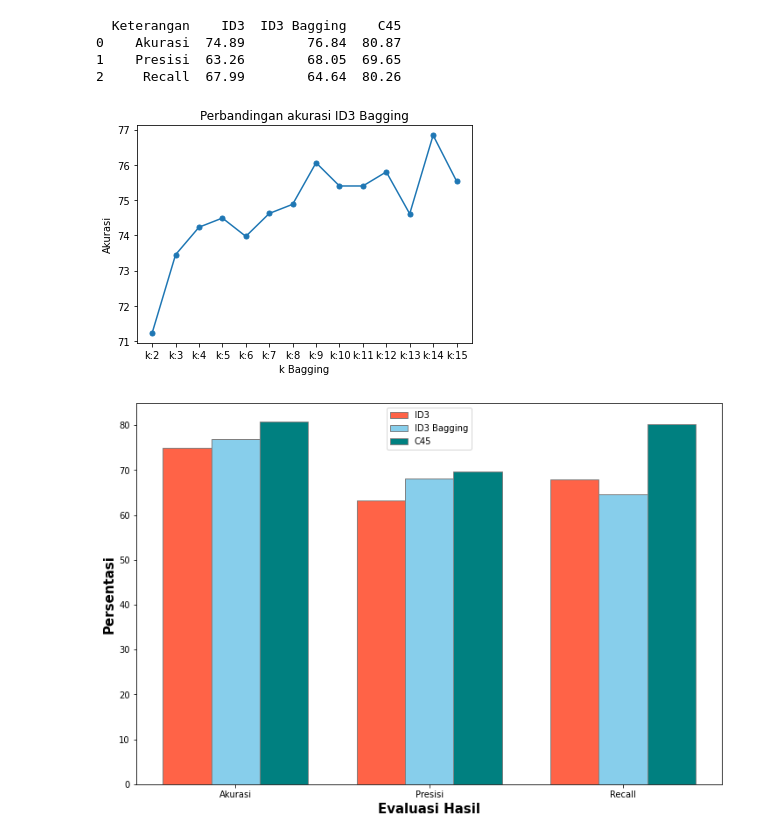
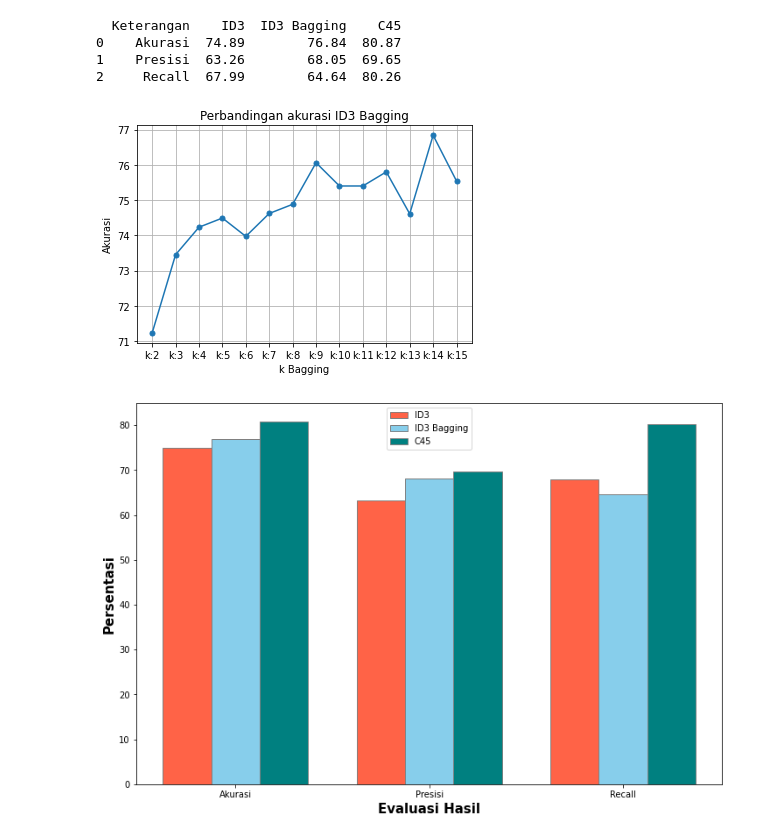
Before and after one commit to 170411100038/Skripsi038, a Jupyter notebook: visualisasi.ipynb, the cells around one changed output. Cells and saved outputs as stored; diff of their text form; code cells hidden in the pictures.

Commit message:
Update visualisasi

```diff
--- a/visualisasi.ipynb
+++ b/visualisasi.ipynb
@@ -80,20 +80,21 @@ print(PerbandinganMetode)
 # %%
 import matplotlib.pyplot as plt
 
 k = [('k:'+str(i)) for i in range(2,16)]
 
 def bagging_akurasi() :
     plt.plot(k, ratAkurasi_bagging, label='Akurasi', marker='o',  markersize=5)
 
     plt.xlabel('k Bagging')
     plt.ylabel('Akurasi')
     plt.title('Perbandingan akurasi ID3 Bagging')
 
+    plt.grid()
     plt.show()
 
 bagging_akurasi()
 # %% [output]
-[figure, old version]
+[figure, new version]
 # %%
 import numpy as np
 
```
Also changed, not shown: 1 other file.
